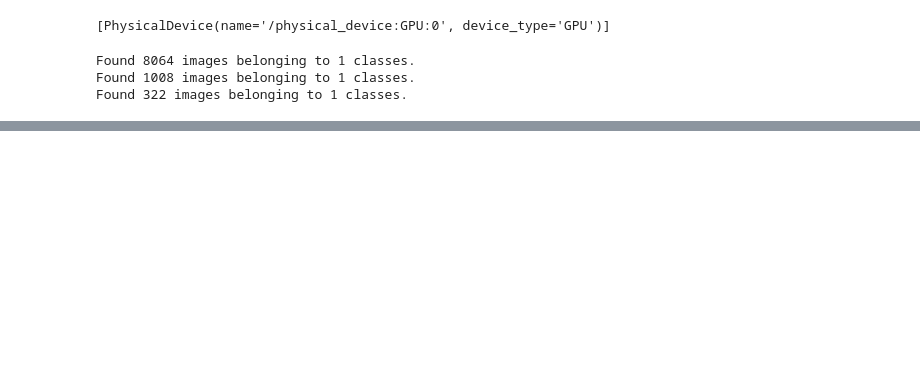
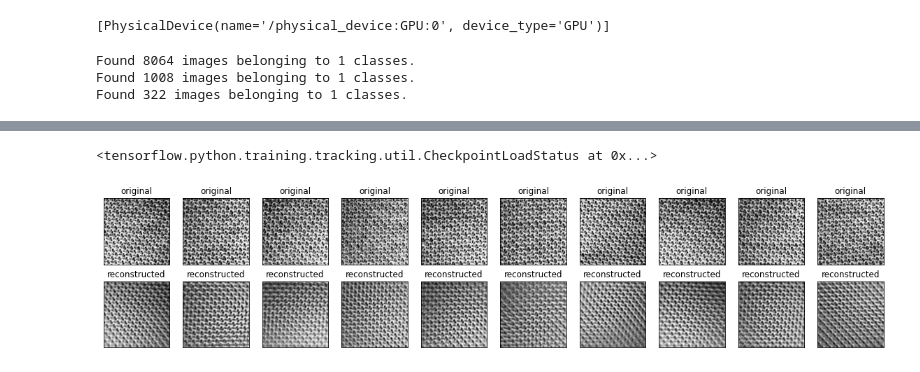
Before and after one commit to conflick0/ReNet, a Jupyter notebook: renet.ipynb, the cells around one changed output, grey strips where cells are left out. Saved outputs shown, nothing was run; the diff lists cells and outputs as text; code cells hidden in the pictures; blank space fills up the shorter version.

```diff
--- a/renet.ipynb
+++ b/renet.ipynb
@@ -16,8 +16,8 @@ tf.config.experimental.list_physical_devices('GPU')
 train_dir = 'dataset/nomal_data/train'
 test_dir = 'dataset/nomal_data/test'
 an_dir = 'data2/anomal_data/'
-image_size = (128, 128)
-batch_size = 32
+image_size = (200, 200)
+batch_size = 64
 # %%
 train_datagen = ImageDataGenerator(rescale=1. / 255)
 
@@ -49,20 +49,18 @@ class Autoencoder(Model):
     def __init__(self):
         super(Autoencoder, self).__init__()
         self.encoder = tf.keras.Sequential([
-            layers.Conv2D(8, 3, activation='relu'),
-            layers.MaxPool2D(),
-            layers.Conv2D(16, 3, activation='relu'),
-            layers.MaxPool2D(),
-            layers.Conv2D(32, 3, activation='relu')
+            layers.Flatten(),
+            layers.Dense(256, activation='relu'),
+            layers.Dense(128, activation='relu'),
+            layers.Dense(64, activation='relu')
         ])
 
         self.decoder = tf.keras.Sequential([
-            layers.UpSampling2D(),
-            layers.Conv2DTranspose(16, 3, activation='relu'),
-            layers.UpSampling2D(),
-            layers.Conv2DTranspose(8, 3, activation='relu'),
-            layers.Conv2DTranspose(4, 3, activation='relu'),
-            layers.Conv2D(1, 3, activation='sigmoid', padding='same')
+            layers.Dense(128, activation='relu'),
+            layers.Dense(256, activation='relu'),
+            layers.Dense(512, activation='relu'),
+            layers.Dense(40000, activation='sigmoid'),
+            layers.Reshape((200, 200, 1))
         ])
 
     def call(self, x):
@@ -70,9 +68,4 @@ class Autoencoder(Model):
         decoded = self.decoder(encoded)
         return decoded
 
-
-xs, ys = next(train_gen)
 autoencoder = Autoencoder()
-autoencoder.build(xs.shape)
-autoencoder.encoder.summary()
-autoencoder.decoder.summary()
@@ -97,18 +72,17 @@ _________________________________________________________________
 # %%
 autoencoder = Autoencoder()
-autoencoder.compile(optimizer='adam', loss=losses.MeanSquaredError())
+autoencoder.compile(optimizer='SGD', loss='mse')
 
 checkpoint_path = "./checkpoint/cp.ckpt"
 
-# autoencoder.load_weights(checkpoint_path)
+autoencoder.load_weights(checkpoint_path)
 
-# Create a callback that saves the model's weights
 cp_callback = tf.keras.callbacks.ModelCheckpoint(filepath=checkpoint_path,
                                                  save_weights_only=True,
                                                  verbose=1)
 
 autoencoder.fit(train_gen,
-                epochs=5,
+                epochs=1,
                 shuffle=True,
                 validation_data=test_gen,
                 callbacks=[cp_callback])
@@ -119 +93,6 @@ autoencoder.load_weights(checkpoint_path)
+# %%
+checkpoint_path = "./checkpoint/cp.ckpt"
+autoencoder.load_weights(checkpoint_path)
+# %% [output]
+<tensorflow.python.training.tracking.util.CheckpointLoadStatus at 0x...>
 # %%
@@ -188,0 +119,7 @@ plt.show()
+# %%
+xs, ys = next(train_gen)
+encoded_imgs = autoencoder.encoder(xs).numpy()
+decoded_imgs = autoencoder.decoder(encoded_imgs).numpy()
+show_img(xs, decoded_imgs)
+# %% [output]
+[figure, added]
```
Also changed, not shown: parts of 15 cells of this notebook, 3 other files.
